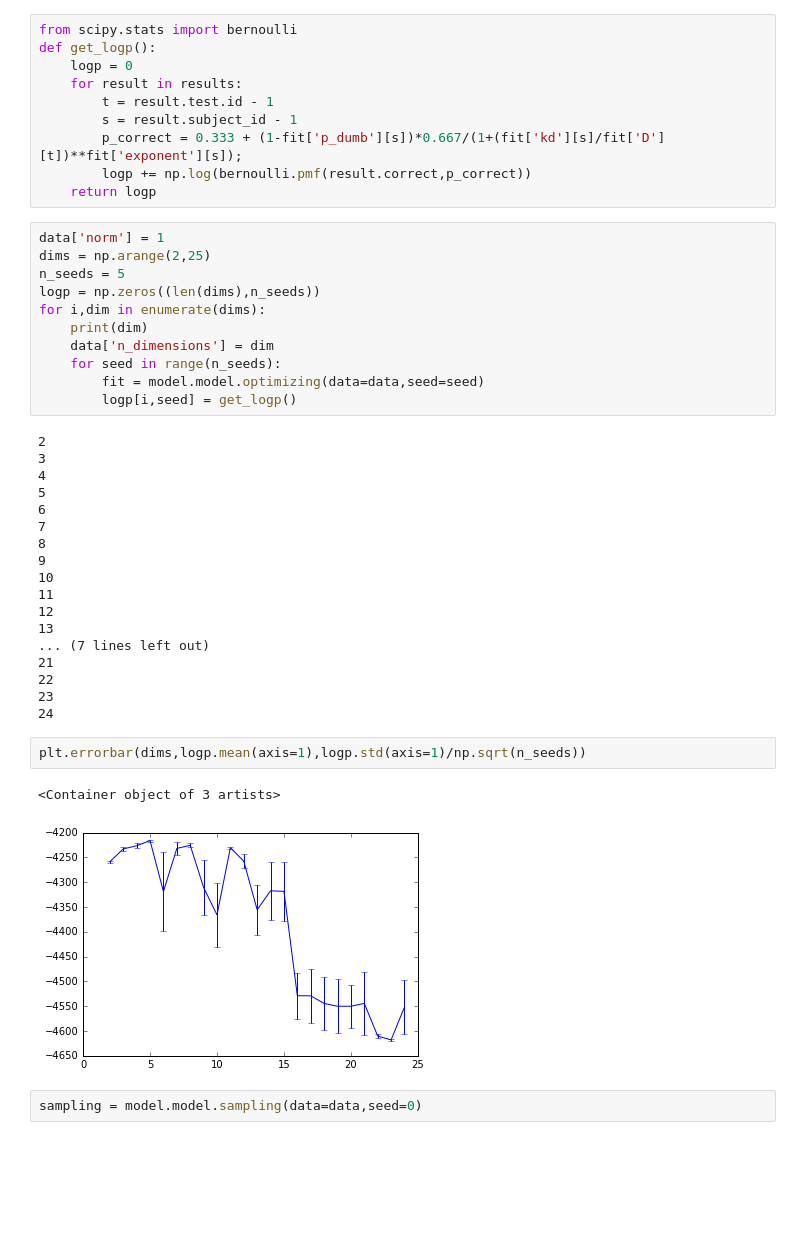
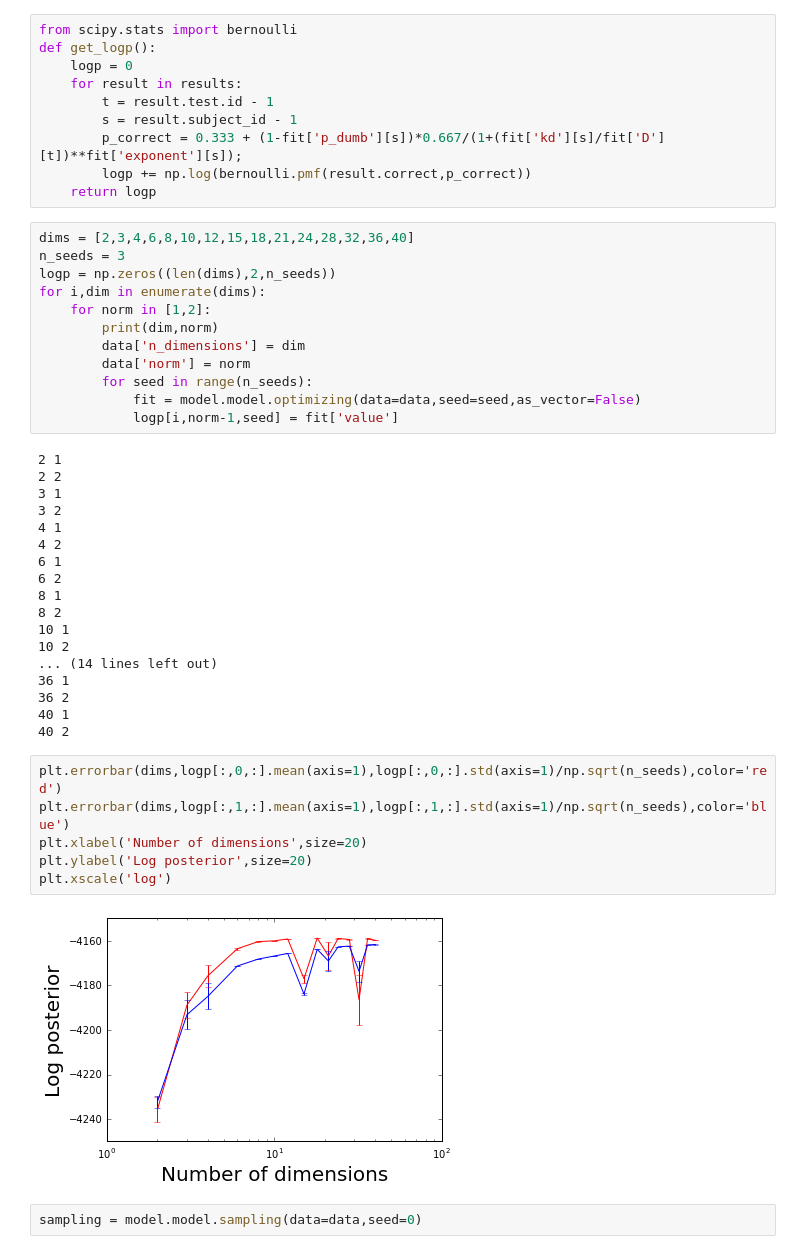
Before and after one commit to rgerkin/trillion, a Jupyter notebook: stan.ipynb, the cells around one changed output. Cells and saved outputs as stored; diff of their text form; blank space fills up the shorter version.

```diff
--- a/stan.ipynb
+++ b/stan.ipynb
@@ -94,39 +146,43 @@ def get_logp():
         logp += np.log(bernoulli.pmf(result.correct,p_correct))
     return logp
 # %%
-data['norm'] = 1
-dims = np.arange(2,25)
-n_seeds = 5
-logp = np.zeros((len(dims),n_seeds))
+dims = [2,3,4,6,8,10,12,15,18,21,24,28,32,36,40]
+n_seeds = 3
+logp = np.zeros((len(dims),2,n_seeds))
 for i,dim in enumerate(dims):
-    print(dim)
-    data['n_dimensions'] = dim
-    for seed in range(n_seeds):
-        fit = model.model.optimizing(data=data,seed=seed)
-        logp[i,seed] = get_logp()
+    for norm in [1,2]:
+        print(dim,norm)
+        data['n_dimensions'] = dim
+        data['norm'] = norm
+        for seed in range(n_seeds):
+            fit = model.model.optimizing(data=data,seed=seed,as_vector=False)
+            logp[i,norm-1,seed] = fit['value']
 # %% [output]
-2
-3
-4
-5
-6
-7
-8
-9
-10
-11
-12
-13
-... (7 lines left out)
-21
-22
-23
-24
+2 1
+2 2
+3 1
+3 2
+4 1
+4 2
+6 1
+6 2
+8 1
+8 2
+10 1
+10 2
+... (14 lines left out)
+36 1
+36 2
+40 1
+40 2
-# %%
-plt.errorbar(dims,logp.mean(axis=1),logp.std(axis=1)/np.sqrt(n_seeds))
-# %% [output]
-<Container object of 3 artists>
-[figure, removed]
+# %%
+plt.errorbar(dims,logp[:,0,:].mean(axis=1),logp[:,0,:].std(axis=1)/np.sqrt(n_seeds),color='red')
+plt.errorbar(dims,logp[:,1,:].mean(axis=1),logp[:,1,:].std(axis=1)/np.sqrt(n_seeds),color='blue')
+plt.xlabel('Number of dimensions',size=20)
+plt.ylabel('Log posterior',size=20)
+plt.xscale('log')
+# %% [output]
+[figure, added]
 # %%
 sampling = model.model.sampling(data=data,seed=0)
 # %% [output]
```
Also changed, not shown: parts of 10 cells of this notebook, 2 other files.
